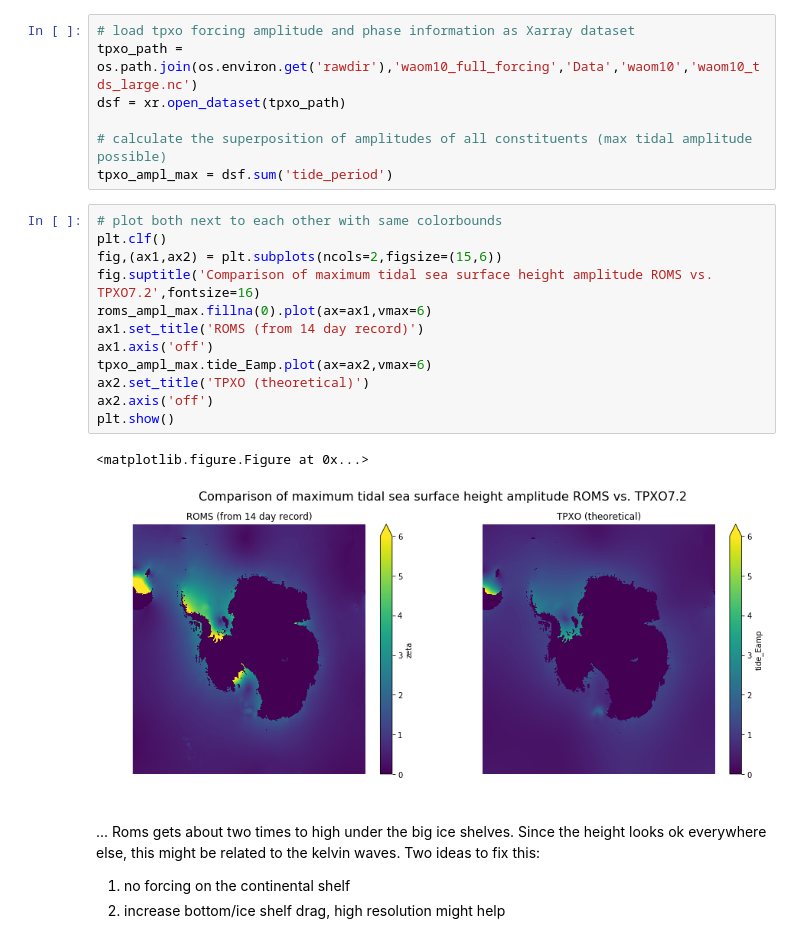
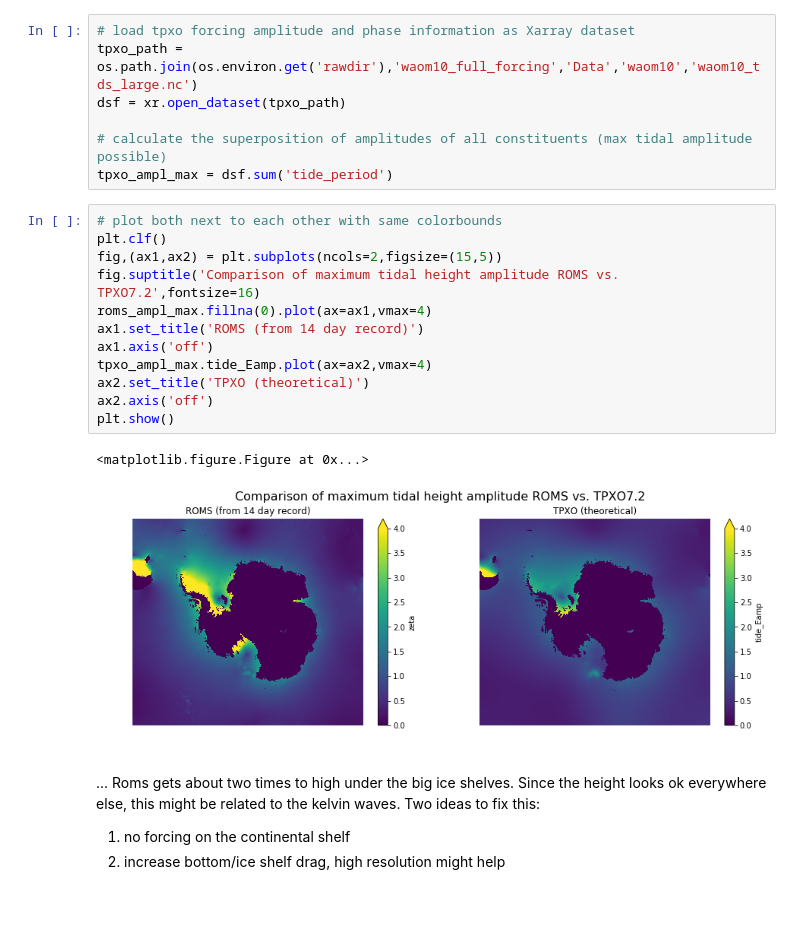
Before and after one commit to kuechenrole/tidal_melting, a Jupyter notebook: notebooks/reports/0.3-kuechenrole-tides_tuning.ipynb, the cells around one changed output. Drawn from its saved outputs; the diff is of its cells as text; blank space fills up the shorter version.

```diff
--- a/notebooks/reports/0.3-kuechenrole-tides_tuning.ipynb
+++ b/notebooks/reports/0.3-kuechenrole-tides_tuning.ipynb
@@ -31,18 +31,18 @@ tpxo_ampl_max = dsf.sum('tide_period')
 # %%
 # plot both next to each other with same colorbounds
 plt.clf()
-fig,(ax1,ax2) = plt.subplots(ncols=2,figsize=(15,6))
-fig.suptitle('Comparison of maximum tidal sea surface height amplitude ROMS vs. TPXO7.2',fontsize=16)
-roms_ampl_max.fillna(0).plot(ax=ax1,vmax=6)
+fig,(ax1,ax2) = plt.subplots(ncols=2,figsize=(15,5))
+fig.suptitle('Comparison of maximum tidal height amplitude ROMS vs. TPXO7.2',fontsize=16)
+roms_ampl_max.fillna(0).plot(ax=ax1,vmax=4)
 ax1.set_title('ROMS (from 14 day record)')
 ax1.axis('off')
-tpxo_ampl_max.tide_Eamp.plot(ax=ax2,vmax=6)
+tpxo_ampl_max.tide_Eamp.plot(ax=ax2,vmax=4)
 ax2.set_title('TPXO (theoretical)')
 ax2.axis('off')
 plt.show()
 # %% [output]
 <matplotlib.figure.Figure at 0x...>
-[figure, old version]
+[figure, new version]
 # %% [markdown]
 ... Roms gets about two times to high under the big ice shelves. Since the height looks ok everywhere else, this might be related to the kelvin waves. Two ideas to fix this:
 1. no forcing on the continental shelf
```
Also changed, not shown: parts of 41 cells of this notebook, 1 other file.
